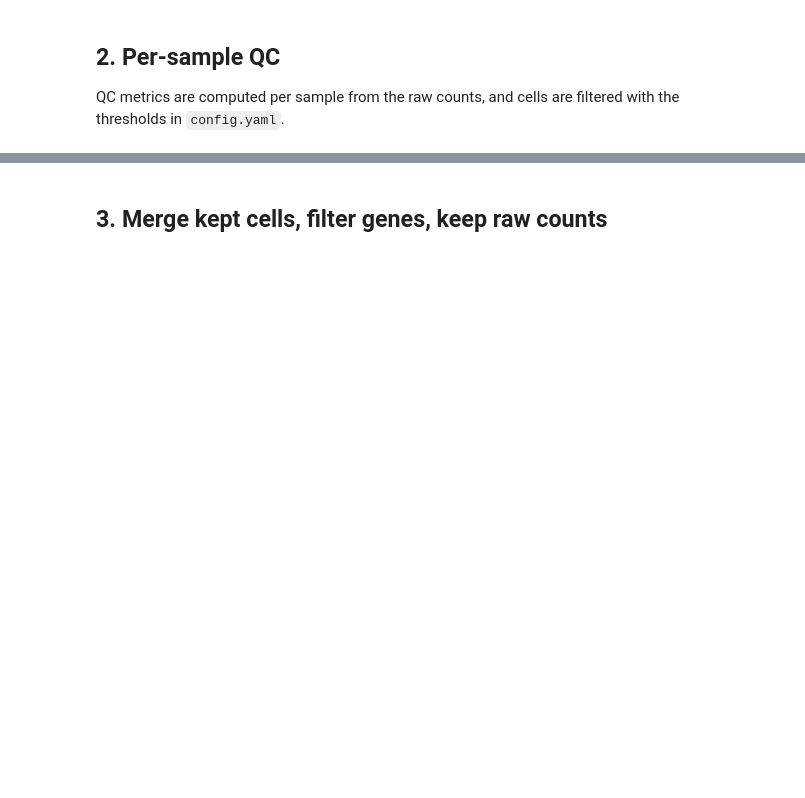
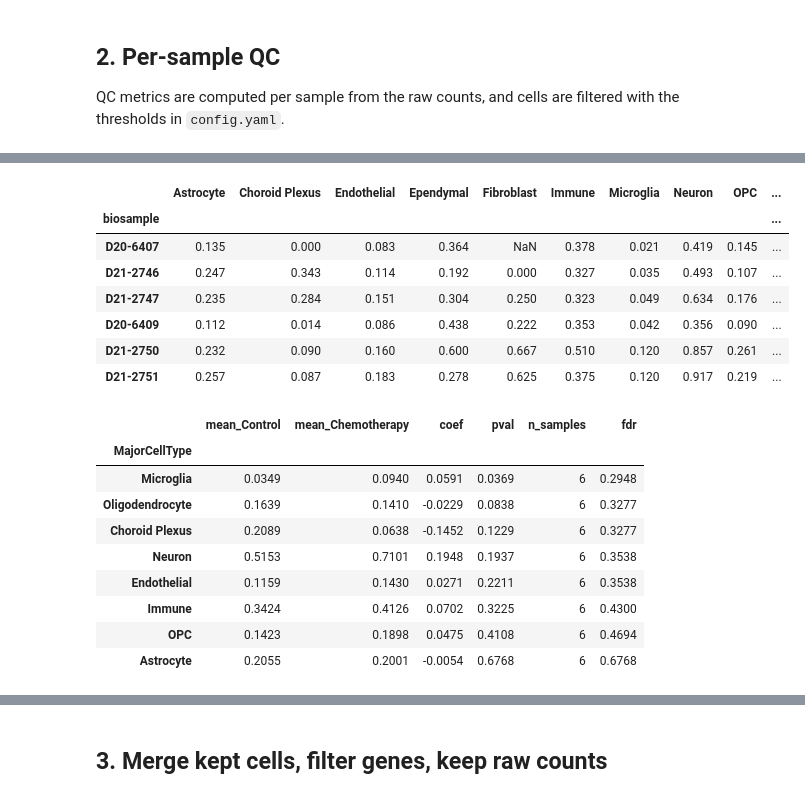
Before and after one commit to arlindomatias/single-cell-rna-seq, a Jupyter notebook: single_cell_notebook/notebooks/01_qc.ipynb, the cells around one changed output, grey strips where cells are left out. Cells and saved outputs as stored; diff of their text form; code cells hidden in the pictures; blank space fills up the shorter version.

```diff
--- a/single_cell_notebook/notebooks/01_qc.ipynb
+++ b/single_cell_notebook/notebooks/01_qc.ipynb
@@ -103,0 +153,37 @@ plt.show()
+# %%
+obs_pre = pre.obs.assign(removed=~pre.obs["qc_pass"])
+meta_s = (obs_pre[["biosample", "pathology"]].drop_duplicates().set_index("biosample"))
+meta_s.index = meta_s.index.astype(str)
+meta_s["condition"] = pd.Categorical(meta_s["pathology"].astype(str).map(cfg["condition_labels"]),
+                                     categories=[cfg["reference_condition"]] + [c for c in cfg["condition_labels"].values()
+                                                                                if c != cfg["reference_condition"]])
+meta_s["batch"] = meta_s.index.str[:3]
+
+n_ct = obs_pre.groupby(["biosample", "MajorCellType"], observed=True).size().unstack(fill_value=0)
+frac_removed = obs_pre.groupby(["biosample", "MajorCellType"], observed=True)["removed"].mean().unstack()
+frac_removed.index = frac_removed.index.astype(str)
+testable = n_ct.columns[(n_ct >= 20).all()]
+removal_test = scu.ols_by_column(frac_removed[testable], meta_s, "~ batch + condition").sort_values("pval")
+removal_test.index.name = "MajorCellType"
+removal_test.to_csv(cfg["paths"]["tables_dir"] / "01_qc_removal_by_celltype_test.tsv", sep="\t")
+display(frac_removed.round(3).join(meta_s[["condition", "batch"]]).sort_values(["condition", "batch"]))
+removal_test.round(4)
+# %% [output]
+|  | Astrocyte | Choroid Plexus | Endothelial | Ependymal | Fibroblast | Immune | Microglia | Neuron | OPC | ... |
+| biosample |  |  |  |  |  |  |  |  |  | ... |
+| D20-6407 | 0.135 | 0.000 | 0.083 | 0.364 | NaN | 0.378 | 0.021 | 0.419 | 0.145 | ... |
+| D21-2746 | 0.247 | 0.343 | 0.114 | 0.192 | 0.000 | 0.327 | 0.035 | 0.493 | 0.107 | ... |
+| D21-2747 | 0.235 | 0.284 | 0.151 | 0.304 | 0.250 | 0.323 | 0.049 | 0.634 | 0.176 | ... |
+| D20-6409 | 0.112 | 0.014 | 0.086 | 0.438 | 0.222 | 0.353 | 0.042 | 0.356 | 0.090 | ... |
+| D21-2750 | 0.232 | 0.090 | 0.160 | 0.600 | 0.667 | 0.510 | 0.120 | 0.857 | 0.261 | ... |
+| D21-2751 | 0.257 | 0.087 | 0.183 | 0.278 | 0.625 | 0.375 | 0.120 | 0.917 | 0.219 | ... |
+|  | mean_Control | mean_Chemotherapy | coef | pval | n_samples | fdr |
+| MajorCellType |  |  |  |  |  |  |
+| Microglia | 0.0349 | 0.0940 | 0.0591 | 0.0369 | 6 | 0.2948 |
+| Oligodendrocyte | 0.1639 | 0.1410 | -0.0229 | 0.0838 | 6 | 0.3277 |
+| Choroid Plexus | 0.2089 | 0.0638 | -0.1452 | 0.1229 | 6 | 0.3277 |
+| Neuron | 0.5153 | 0.7101 | 0.1948 | 0.1937 | 6 | 0.3538 |
+| Endothelial | 0.1159 | 0.1430 | 0.0271 | 0.2211 | 6 | 0.3538 |
+| Immune | 0.3424 | 0.4126 | 0.0702 | 0.3225 | 6 | 0.4300 |
+| OPC | 0.1423 | 0.1898 | 0.0475 | 0.4108 | 6 | 0.4694 |
+| Astrocyte | 0.2055 | 0.2001 | -0.0054 | 0.6768 | 6 | 0.6768 |
```
Also changed, not shown: parts of 16 cells of this notebook, 8 other files.
